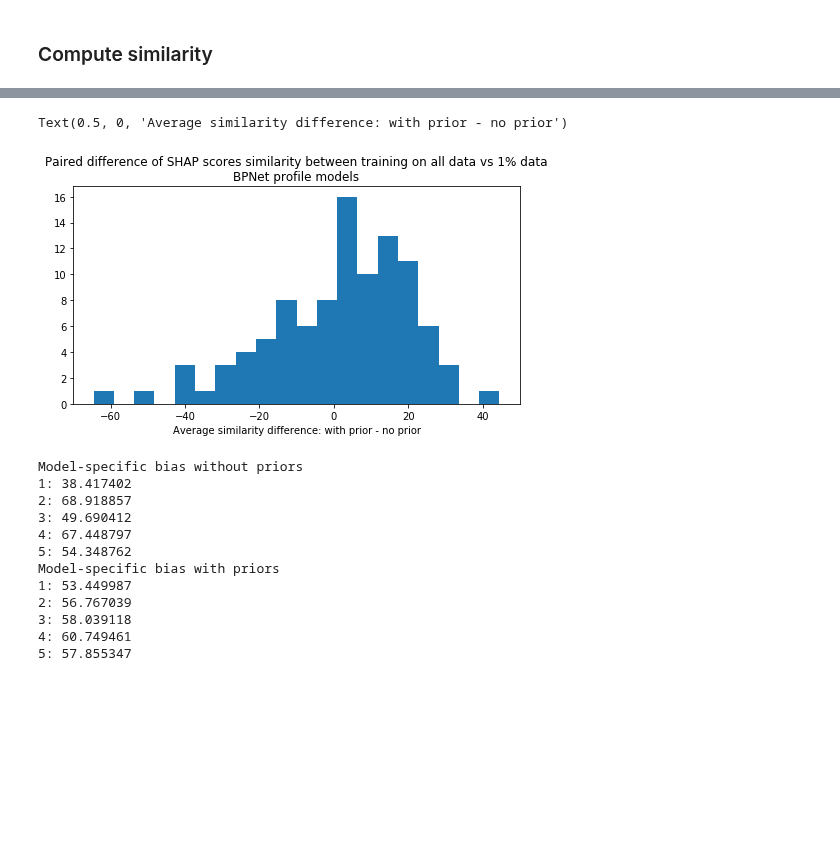
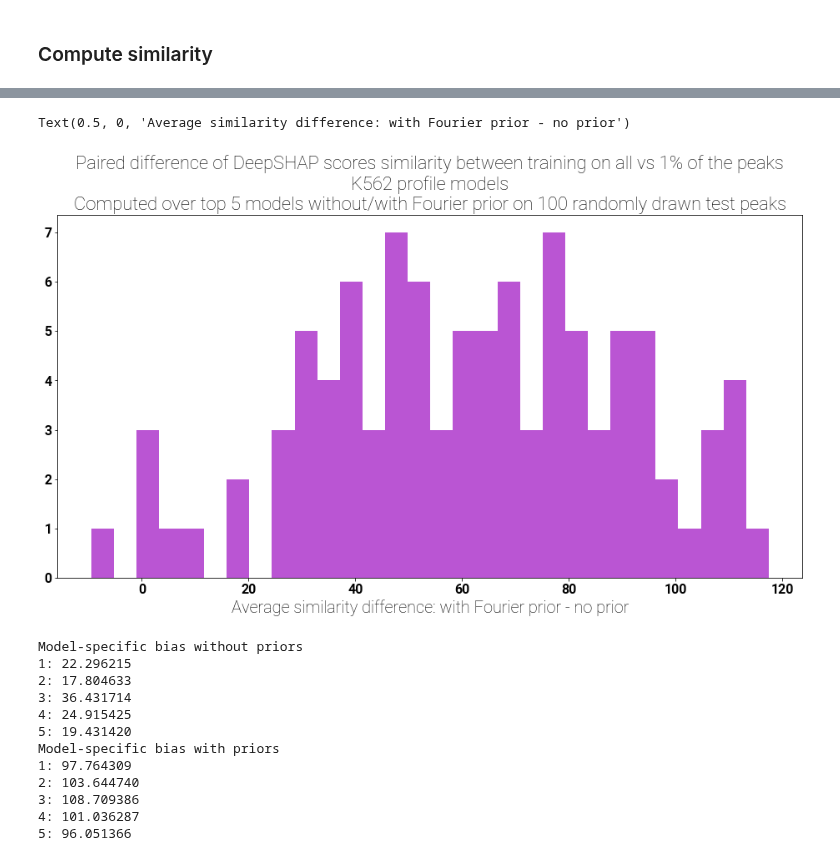
Before and after one commit to amtseng/fourier_attribution_priors, a Jupyter notebook: notebooks/consistency_of_importance_over_different_data_amounts.ipynb, the cells around one changed output, grey strips where cells are left out. Drawn from its saved outputs; the diff is of its cells as text; code cells hidden in the pictures; blank space fills up the shorter version.

```diff
--- a/notebooks/consistency_of_importance_over_different_data_amounts.ipynb
+++ b/notebooks/consistency_of_importance_over_different_data_amounts.ipynb
@@ -19,6 +20,22 @@ import tqdm
 tqdm.tqdm_notebook()  # It is necessary to call this before the tqdm.notebook submodule is available
 # %% [output]
 Please use `tqdm.notebook.tqdm` instead of `tqdm.tqdm_notebook`
+# %%
+font_manager.fontManager.ttflist.extend(
+    font_manager.createFontList(
+        font_manager.findSystemFonts(fontpaths="/users/amtseng/modules/fonts")
+    )
+)
+plot_params = {
+    "axes.titlesize": 22,
+    "axes.labelsize": 20,
+    "legend.fontsize": 18,
+    "xtick.labelsize": 16,
+    "ytick.labelsize": 16,
+    "font.family": "Roboto",
+    "font.weight": "bold"
+}
+plt.rcParams.update(plot_params)
 # %% [markdown]
 ### Define paths for the model and data of interest
 # %%
@@ -95,9 +112,9 @@ if model_type == "profile":
 else:
     model_class = binary_models.BinaryPredictor
 noprior_all_model_base_path = os.path.join(model_base_path, "BPNet/")
-noprior_less_model_base_path = os.path.join(model_base_path, "BPNet_keep1_80epochs/")
+noprior_less_model_base_path = os.path.join(model_base_path, "BPNet_keep1/")
 prior_all_model_base_path = os.path.join(model_base_path, "BPNet_prior/")
-prior_less_model_base_path = os.path.join(model_base_path, "BPNet_prior_keep1_80epochs/")
+prior_less_model_base_path = os.path.join(model_base_path, "BPNet_prior_keep1/")
 # %% [markdown]
 ### Get all runs/epochs with random initializations
 # %%
@@ -295,8 +312,8 @@ def compute_shap_scores(model_paths, sample, batch_size=128):
     return all_shap_scores, all_one_hot_seqs
 # %%
 # Compute the importance scores and 1-hot seqs
-imp_type = ("SHAP scores", "input gradients")[0]
-imp_func = compute_shap_scores if imp_type == "SHAP scores" else compute_gradients
+imp_type = ("DeepSHAP scores", "input gradients")[0]
+imp_func = compute_shap_scores if imp_type == "DeepSHAP scores" else compute_gradients
 noprior_all_scores, one_hot_seqs = imp_func(noprior_all_model_paths, sample)
 noprior_less_scores, _ = imp_func(noprior_less_model_paths, sample)
 prior_all_scores, _ = imp_func(prior_all_model_paths, sample)
@@ -381,15 +396,16 @@ One-sided paired t-test p: 0.255083
 # %%
 avg_sim_diffs = prior_avg_sims - noprior_avg_sims
-plt.figure(figsize=(8, 4))
-plt.hist(avg_sim_diffs, bins=20)
+plt.figure(figsize=(16, 8))
+plt.hist(avg_sim_diffs, bins=30, color="mediumorchid")
 plt.title(
-    ("Paired difference of %s similarity between training on all data vs 1%% data" % imp_type) +
-    ("\n%s %s models" % (condition_name, model_type))
+    ("Paired difference of %s similarity between training on all vs 1%% of the peaks" % imp_type) +
+    ("\n%s %s models" % (condition_name, model_type)) +
+    ("\nComputed over top 5 models without/with Fourier prior on %d randomly drawn test peaks" % num_samples)
 )
-plt.xlabel("Average similarity difference: with prior - no prior")
+plt.xlabel("Average similarity difference: with Fourier prior - no prior")
 # %% [output]
-Text(0.5, 0, 'Average similarity difference: with prior - no prior')
+Text(0.5, 0, 'Average similarity difference: with Fourier prior - no prior')
-[figure, old version]
+[figure, new version]
 # %%
 def get_bias(sim_matrix):
     num_examples, num_models, _ = sim_matrix.shape
@@ -406,14 +422,14 @@ print("Model-specific bias with priors")
 prior_bias_vals = get_bias(prior_sim_matrix)
 # %% [output]
 Model-specific bias without priors
-1: 38.417402
-2: 68.918857
-3: 49.690412
-4: 67.448797
-5: 54.348762
+1: 22.296215
+2: 17.804633
+3: 36.431714
+4: 24.915425
+5: 19.431420
 Model-specific bias with priors
-1: 53.449987
-2: 56.767039
-3: 58.039118
-4: 60.749461
-5: 57.855347
+1: 97.764309
+2: 103.644740
+3: 108.709386
+4: 101.036287
+5: 96.051366
```
Also changed, not shown: parts of 4 cells of this notebook, 1 other file.
